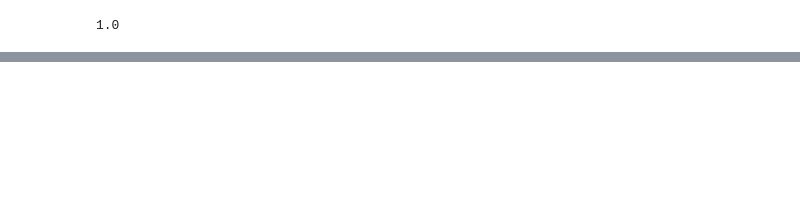
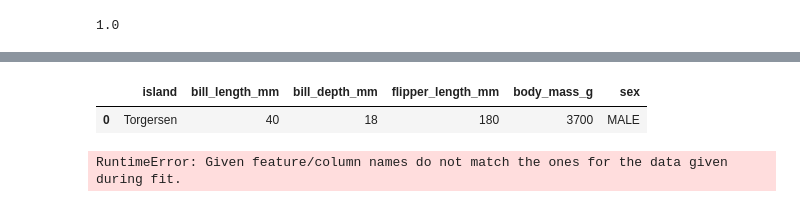
Before and after one commit to alexisflipo/ml_prod, a Jupyter notebook: notebooks/viz.ipynb, the cells around one changed output, grey strips where cells are left out. Saved outputs shown, nothing was run; the diff lists cells and outputs as text; code cells hidden in the pictures; blank space fills up the shorter version.

Commit message:
test model

```diff
--- a/notebooks/viz.ipynb
+++ b/notebooks/viz.ipynb
@@ -81,5 +84,5 @@ sns.scatterplot(data=df,x='bill_length_mm', y='body_mass_g', hue='species')
 <AxesSubplot:xlabel='bill_length_mm', ylabel='body_mass_g'>
 [figure]
 # %%
-df["sex"] = df['sex'].replace({'MALE': 0, 'FEMALE':1})
-df
+# df["sex"] = df['sex'].replace({'MALE': 0, 'FEMALE':1})
+# df
@@ -110,5 +94,5 @@ Gentoo       119
 Chinstrap     68
 Name: species, dtype: int64
 # %%
-df1 = pd.get_dummies(df['island'])
-df['species'] = df['species'].replace({'Adelie': 0, 'Chinstrap':1, 'Gentoo':2})
+# df1 = pd.get_dummies(df['island'])
+# df['species'] = df['species'].replace({'Adelie': 0, 'Chinstrap':1, 'Gentoo':2})
@@ -121,7 +99,7 @@ See the caveats in the documentation: https://pandas.pydata.org/pandas-docs/stab
 # %%
-df = df.drop('island', axis=1)
+# df = df.drop('island', axis=1)
 # %%
-df = pd.concat([df, df1], axis=1)
+# df = pd.concat([df, df1], axis=1)
 # %%
 df.columns
 # %% [output]
@@ -166,0 +191,12 @@ accuracy_score(y_pred, y_test)
+# %%
+b = ['Torgersen',40,18,180,3700,'MALE']
+a = pd.DataFrame([b], columns=X.columns)
+
+a
+# %% [output]
+|  | island | bill_length_mm | bill_depth_mm | flipper_length_mm | body_mass_g | sex |
+| 0 | Torgersen | 40 | 18 | 180 | 3700 | MALE |
+# %%
+test = best_model.predict(a)
+# %% [output]
+RuntimeError: Given feature/column names do not match the ones for the data given during fit.
```
Also changed, not shown: parts of 16 cells of this notebook, 5 other files.
